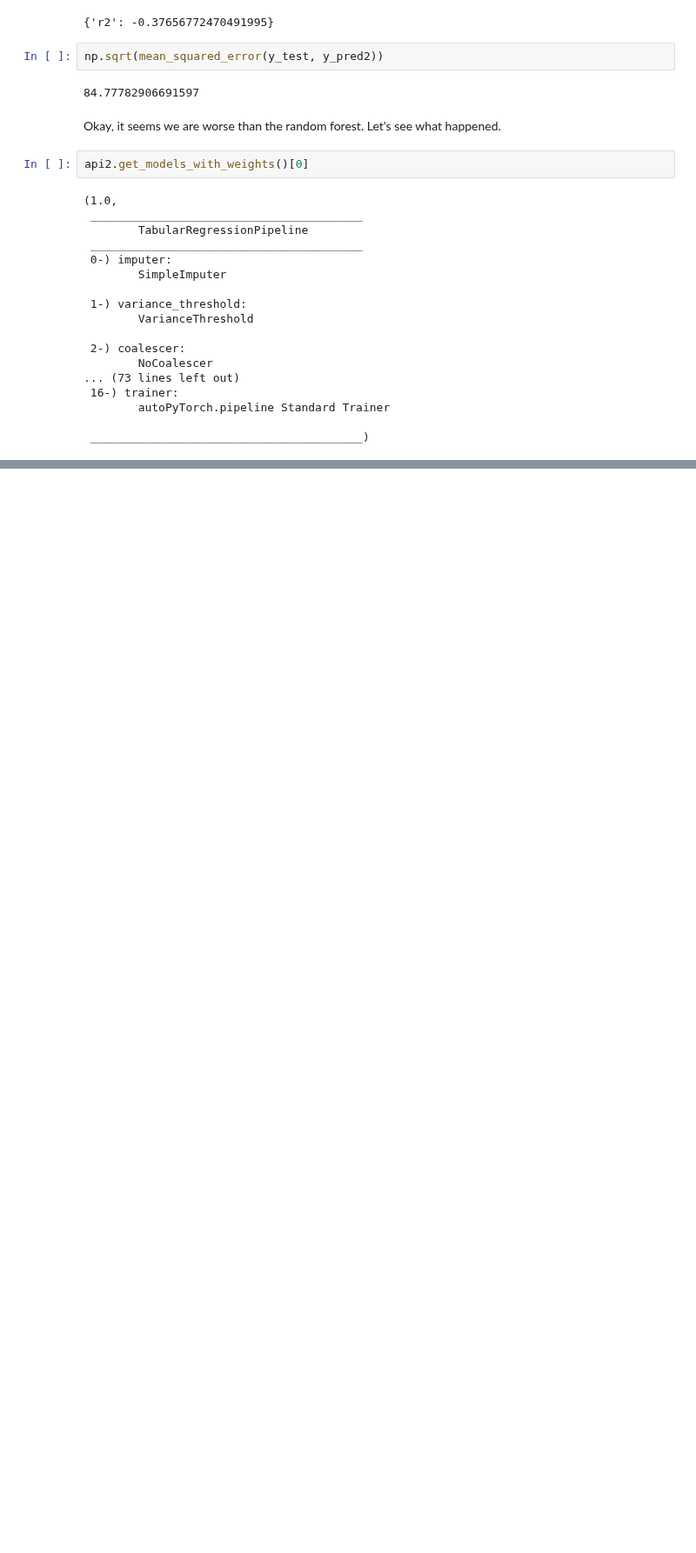
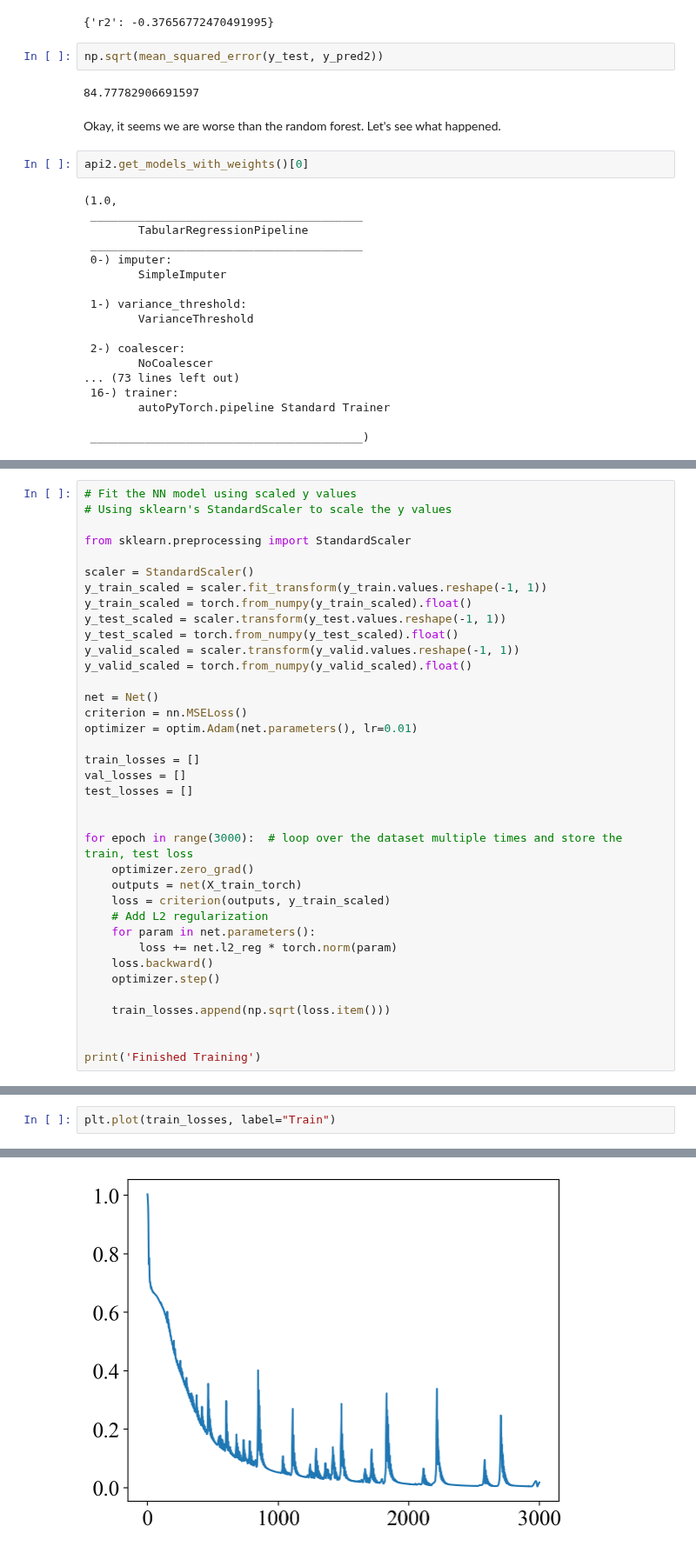
Before and after one commit to patel-zeel/nbblog, a Jupyter notebook: posts/nas.ipynb, the cells around one changed output, grey strips where cells are left out. Shown at 87% size. Cells and saved outputs as stored; diff of their text form; blank space fills up the shorter version.

```diff
--- a/posts/nas.ipynb
+++ b/posts/nas.ipynb
@@ -384,0 +383,37 @@ Train loss: 79.22501516152427
+# %%
+# Fit the NN model using scaled y values
+# Using sklearn's StandardScaler to scale the y values
+
+from sklearn.preprocessing import StandardScaler
+
+scaler = StandardScaler()
+y_train_scaled = scaler.fit_transform(y_train.values.reshape(-1, 1))
+y_train_scaled = torch.from_numpy(y_train_scaled).float()
+y_test_scaled = scaler.transform(y_test.values.reshape(-1, 1))
+y_test_scaled = torch.from_numpy(y_test_scaled).float()
+y_valid_scaled = scaler.transform(y_valid.values.reshape(-1, 1))
+y_valid_scaled = torch.from_numpy(y_valid_scaled).float()
+
+net = Net()
+criterion = nn.MSELoss()
+optimizer = optim.Adam(net.parameters(), lr=0.01)
+
+train_losses = []
+val_losses = []
+test_losses = []
+
+
+for epoch in range(3000):  # loop over the dataset multiple times and store the train, test loss
+    optimizer.zero_grad()
+    outputs = net(X_train_torch)
+    loss = criterion(outputs, y_train_scaled)
+    # Add L2 regularization
+    for param in net.parameters():
+        loss += net.l2_reg * torch.norm(param)
+    loss.backward()
+    optimizer.step()
+
+    train_losses.append(np.sqrt(loss.item()))
+
+
+print('Finished Training')
@@ -384,0 +422,3 @@ Train loss: 79.22501516152427
+# %%
+plt.plot(train_losses, label="Train")
+# %% [output]
@@ -384,0 +426 @@ Train loss: 79.22501516152427
+[figure, added]
```
Also changed, not shown: parts of 75 cells of this notebook.
